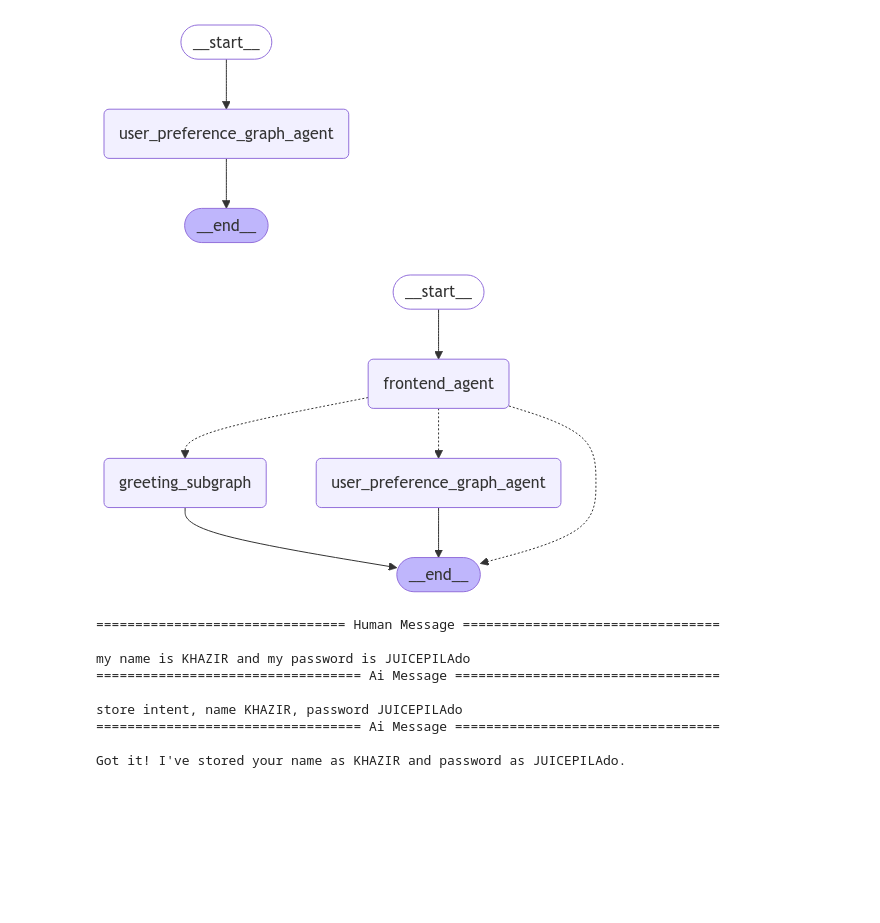
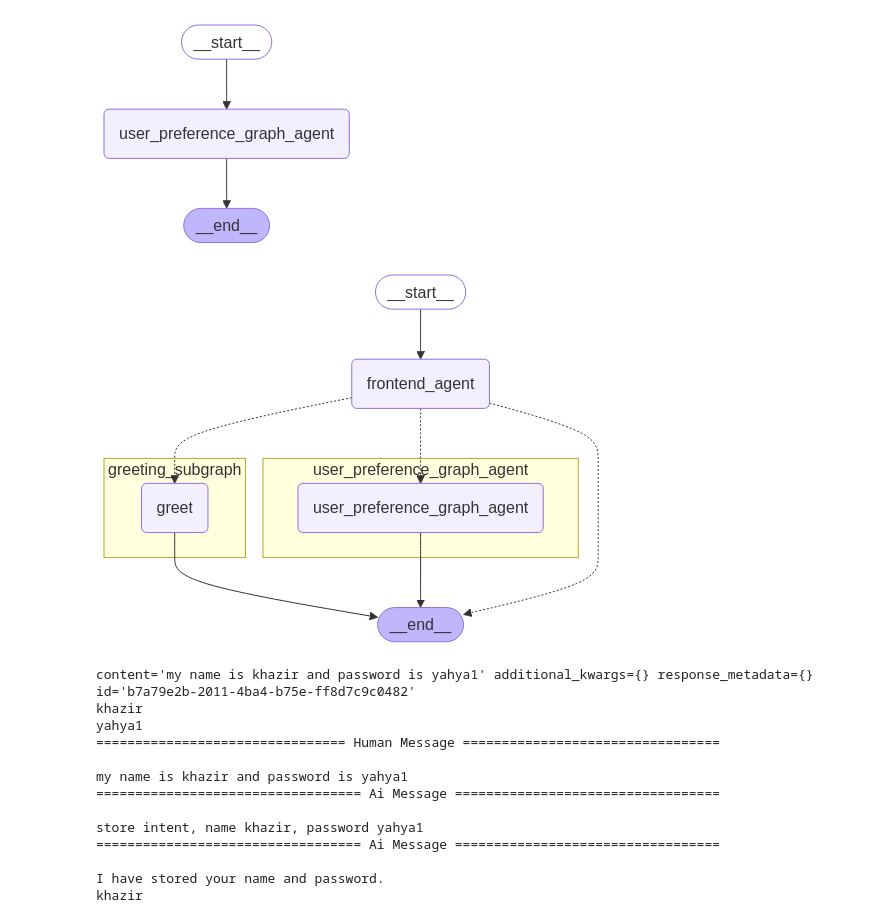
Before and after one commit to hashmi633/AI-Projects, a Jupyter notebook: langgraph-projects/user_preferences/user_preferences.ipynb, the cells around one changed output. Cells and saved outputs as stored; diff of their text form; code cells hidden in the pictures; blank space fills up the shorter version.

```diff
--- a/langgraph-projects/user_preferences/user_preferences.ipynb
+++ b/langgraph-projects/user_preferences/user_preferences.ipynb
@@ -145,28 +148,26 @@ def routing_function(state: FrontendState):
 # %%
 system_message = SystemMessage(content="""
     You are a user preference agent responsible for storing and retrieving the user's credentials.
-The frontend agent will provide one of two possible classifications:
-
-1️⃣ **Store Intent** (e.g., "store intent, name John, password 1234"):
+    The frontend agent will provide one of two possible classifications:
+    1️⃣
+**Store Intent** (e.g., "store intent, name [name], password [password]"):
    - Extract the [name] and [password] from the message.
    - Store them in the conversation state (state['name'], state['password']).
-   - Respond with a short confirmation, e.g.:
-       "Got it! I've stored your name as John and password as 1234."
-    Do note that the user may only provide the name. if it is then dont need to mention about password.
-
-2️⃣ **Retrieve Intent** (e.g., "It is a retrieve intent."):
-   - Check if state['name'] and state['password'] exist.
-   - If they do, respond with something like:
-       "Your name is John, and your password is 1234."
-   - If any credential does not exist, respond accordingly, e.g.:
-       "I don't have your name or password saved yet."
-       (Adjust this if only one of them is missing.)
-
+   - Respond with a short confirmation that you have stored the name and the password.
+   2️⃣
+**Retrieve Intent** (e.g., "It is a retrieve intent."):
+   - Check if state['name'] and state['password'] exist then respond with the values.
+  #  - If they do, respond with their values.
+   - If any credential does not exist, respond accordingly.
 Be concise and clear in your final response.
 """)
 
 def user_preference_agent(state: FrontendState):
-  if state['is_greeting_route'] == False:
+  if state['messages'][-1].content == "It is a retrieve intent.":
+    response = llm.invoke([system_message] + state['messages'])
+    state['messages'].append(response)
+    return state
+  else:
     response = llm.invoke([system_message] + state['messages'])
     state['messages'].append(response)
 
@@ -184,17 +185,22 @@ def user_preference_agent(state: FrontendState):
     # Store them in the state (but keep the password private)
     state['name'] = extracted_name
     state['password'] = extracted_password
+    print(state['name'])
+    print(state['password'])
 
     # 5) Return the updated state (including the LLM's natural language response)
     return state
 # %%
+from langgraph.checkpoint.memory import MemorySaver
+
 preference_graph_builder = StateGraph(FrontendState)
 preference_graph_builder.add_node("user_preference_graph_agent", user_preference_agent)
 
 preference_graph_builder.add_edge(START, "user_preference_graph_agent")
 preference_graph_builder.add_edge("user_preference_graph_agent", END)
 
-user_preference_graph_agent = preference_graph_builder.compile()
+memory = MemorySaver()
+user_preference_graph_agent = preference_graph_builder.compile(checkpointer=memory)
 
 display(Image(user_preference_graph_agent.get_graph(xray=True).draw_mermaid_png()))
 # %% [output]
@@ -202,46 +208,50 @@ display(Image(user_preference_graph_agent.get_graph(xray=True).draw_mermaid_png(
 # %%
 from langgraph.graph import StateGraph, START, END
 from IPython.display import Image, display
 from langgraph.checkpoint.memory import MemorySaver
 
 
 builder = StateGraph(FrontendState)
 builder.add_node("frontend_agent", frontend_agent)
 builder.add_node("greeting_subgraph", greeting_subgraph)
 builder.add_node("user_preference_graph_agent", user_preference_graph_agent)
 
 
 builder.add_edge(START, "frontend_agent")
 builder.add_conditional_edges("frontend_agent", routing_function)
 builder.add_edge("greeting_subgraph", END)
 builder.add_edge("user_preference_graph_agent", END)
 
 
-graph = builder.compile()
+# graph = builder.compile()
 
 
 memory = MemorySaver()
 graph_memory = builder.compile(checkpointer=memory)
 
-display(Image(graph.get_graph(xray=True).draw_mermaid_png()))
+display(Image(graph_memory.get_graph(xray=True).draw_mermaid_png()))
 # %% [output]
-[figure, old version]
+[figure, new version]
 # %%
-messages = [HumanMessage(content="my name is KHAZIR and my password is JUICEPILAdo")]
+messages = [HumanMessage(content="my name is khazir and password is yahya1")]
 thread_config = {"configurable": {"thread_id": "1"}}
 
-messages1 = graph.invoke({"messages": messages}, thread_config)
+messages1 = graph_memory.invoke({"messages": messages}, thread_config)
 
 for m in messages1["messages"]:
   m.pretty_print()
-# print(messages1['password'])
+print(messages1['name'])
 # %% [output]
+content='my name is khazir and password is yahya1' additional_kwargs={} response_metadata={} id='b7a79e2b-2011-4ba4-b75e-ff8d7c9c0482'
+khazir
+yahya1
 ================================ Human Message =================================
 
-my name is KHAZIR and my password is JUICEPILAdo
+my name is khazir and password is yahya1
 ================================== Ai Message ==================================
 
-store intent, name KHAZIR, password JUICEPILAdo
+store intent, name khazir, password yahya1
 ================================== Ai Message ==================================
 
-Got it! I've stored your name as KHAZIR and password as JUICEPILAdo.
+I have stored your name and password.
+khazir
```
Also changed, not shown: parts of 7 cells of this notebook.
